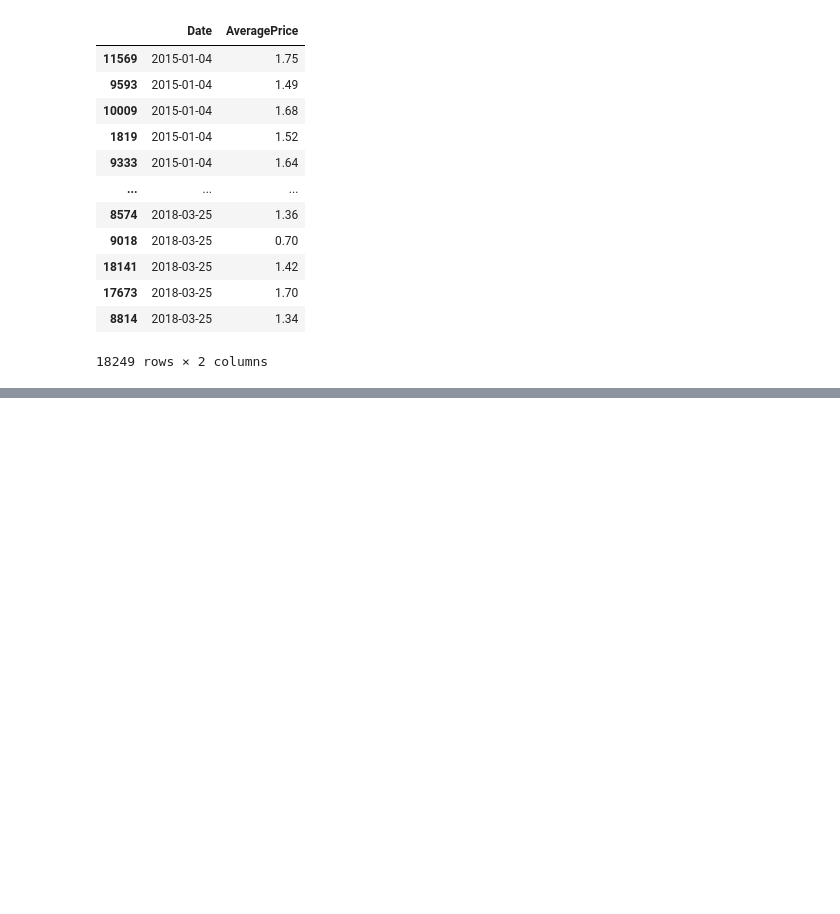
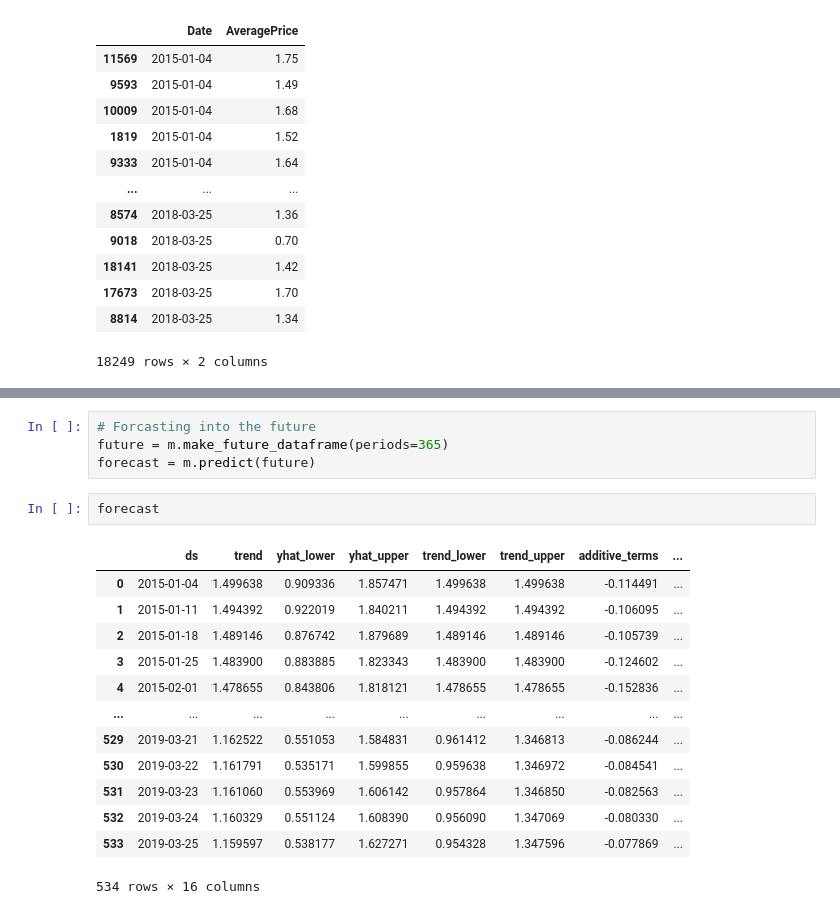
Before and after one commit to elarsaks/8ML-Projects, a Jupyter notebook: Project 4/MySolution.ipynb, the cells around one changed output, grey strips where cells are left out. Saved outputs shown, nothing was run; the diff lists cells and outputs as text; blank space fills up the shorter version.

```diff
--- a/Project 4/MySolution.ipynb
+++ b/Project 4/MySolution.ipynb
@@ -122,0 +148,20 @@ avocado_prophet_df
+# %%
+# Forcasting into the future
+future = m.make_future_dataframe(periods=365)
+forecast = m.predict(future)
+# %%
+forecast
+# %% [output]
+|  | ds | trend | yhat_lower | yhat_upper | trend_lower | trend_upper | additive_terms | ... |
+| 0 | 2015-01-04 | 1.499638 | 0.909336 | 1.857471 | 1.499638 | 1.499638 | -0.114491 | ... |
+| 1 | 2015-01-11 | 1.494392 | 0.922019 | 1.840211 | 1.494392 | 1.494392 | -0.106095 | ... |
+| 2 | 2015-01-18 | 1.489146 | 0.876742 | 1.879689 | 1.489146 | 1.489146 | -0.105739 | ... |
+| 3 | 2015-01-25 | 1.483900 | 0.883885 | 1.823343 | 1.483900 | 1.483900 | -0.124602 | ... |
+| 4 | 2015-02-01 | 1.478655 | 0.843806 | 1.818121 | 1.478655 | 1.478655 | -0.152836 | ... |
+| ... | ... | ... | ... | ... | ... | ... | ... | ... |
+| 529 | 2019-03-21 | 1.162522 | 0.551053 | 1.584831 | 0.961412 | 1.346813 | -0.086244 | ... |
+| 530 | 2019-03-22 | 1.161791 | 0.535171 | 1.599855 | 0.959638 | 1.346972 | -0.084541 | ... |
+| 531 | 2019-03-23 | 1.161060 | 0.553969 | 1.606142 | 0.957864 | 1.346850 | -0.082563 | ... |
+| 532 | 2019-03-24 | 1.160329 | 0.551124 | 1.608390 | 0.956090 | 1.347069 | -0.080330 | ... |
+| 533 | 2019-03-25 | 1.159597 | 0.538177 | 1.627271 | 0.954328 | 1.347596 | -0.077869 | ... |
+534 rows × 16 columns
```
Also changed, not shown: parts of 8 cells of this notebook.
